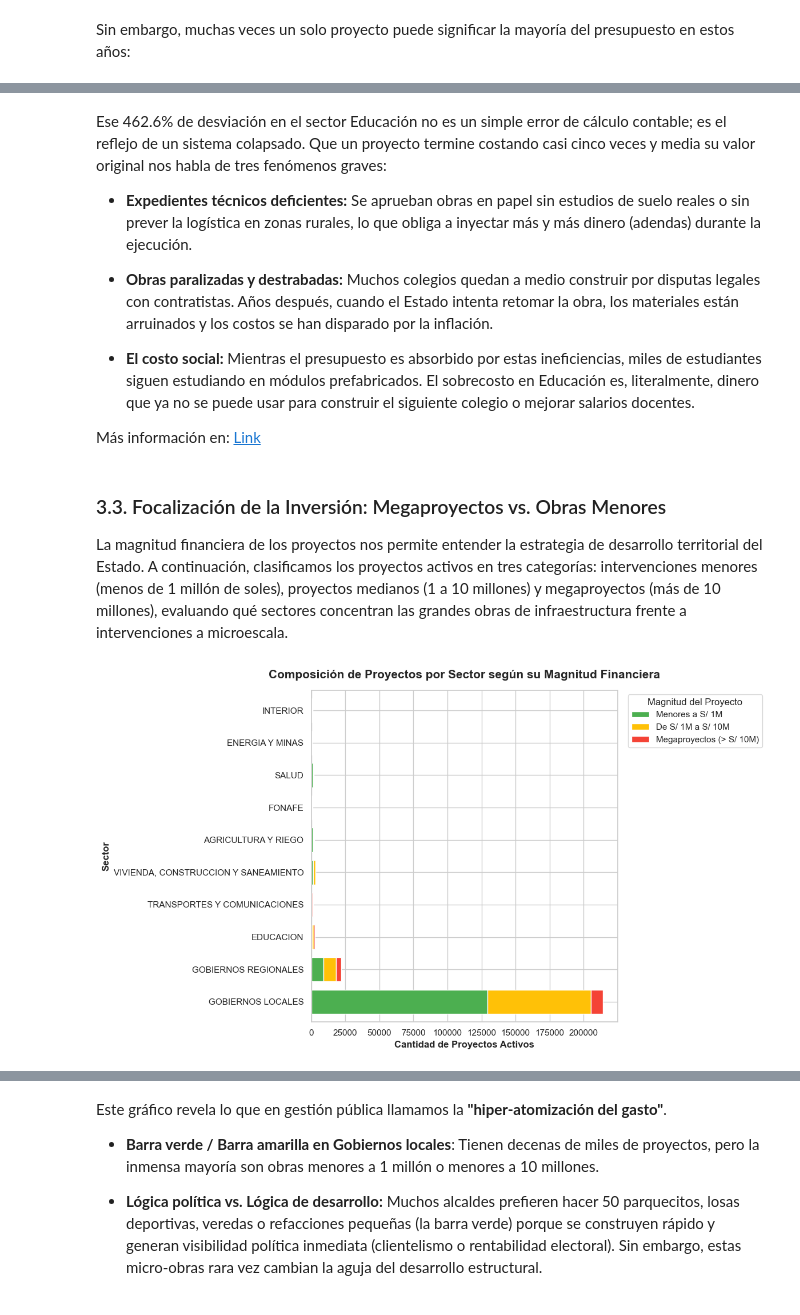
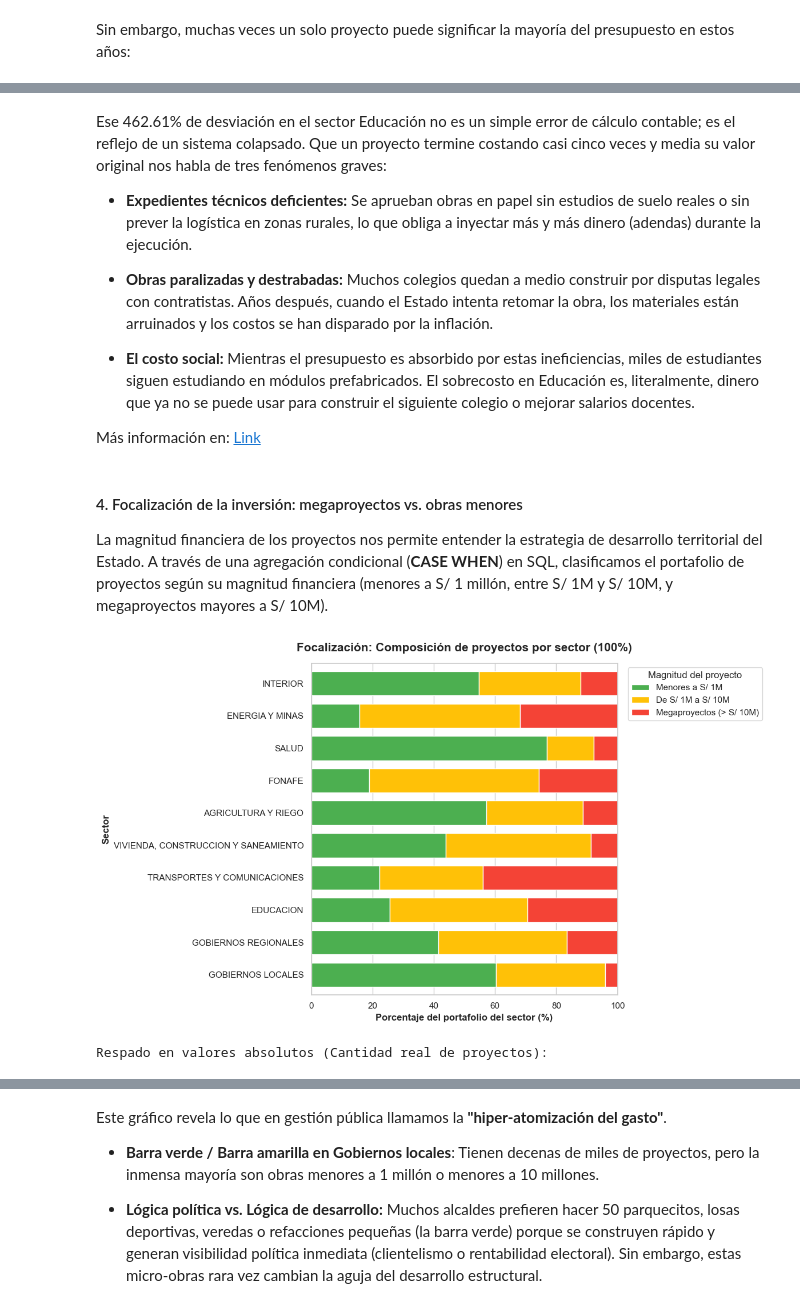
Before and after one commit to ulisesrodas/INVIERTE.PE-Analisis-exploratorio, a Jupyter notebook: analysis/Final_Analysis.ipynb, the cells around one changed output, grey strips where cells are left out. Cells and saved outputs as stored; diff of their text form; code cells hidden in the pictures.

```diff
--- a/analysis/Final_Analysis.ipynb
+++ b/analysis/Final_Analysis.ipynb
@@ -177,5 +171,5 @@ plt.show()
 # %% [markdown]
-Ese 462.6% de desviación en el sector Educación no es un simple error de cálculo contable; es el reflejo de un sistema colapsado. Que un proyecto termine costando casi cinco veces y media su valor original nos habla de tres fenómenos graves:
+Ese 462.61% de desviación en el sector Educación no es un simple error de cálculo contable; es el reflejo de un sistema colapsado. Que un proyecto termine costando casi cinco veces y media su valor original nos habla de tres fenómenos graves:
 
 * **Expedientes técnicos deficientes:** Se aprueban obras en papel sin estudios de suelo reales o sin prever la logística en zonas rurales, lo que obliga a inyectar más y más dinero (adendas) durante la ejecución.
 
@@ -185,40 +179,53 @@ Ese 462.6% de desviación en el sector Educación no es un simple error de cálc
 
 Más información en: [Link](https://gestion.pe/economia/ahora-casi-14-mil-obras-publicas-en-peru-son-mas-caras-que-lo-previsto-al-inicio-noticia/)
 # %% [markdown]
-### 3.3. Focalización de la Inversión: Megaproyectos vs. Obras Menores
-La magnitud financiera de los proyectos nos permite entender la estrategia de desarrollo territorial del Estado. A continuación, clasificamos los proyectos activos en tres categorías: intervenciones menores (menos de 1 millón de soles), proyectos medianos (1 a 10 millones) y megaproyectos (más de 10 millones), evaluando qué sectores concentran las grandes obras de infraestructura frente a intervenciones a microescala.
+#### 4. Focalización de la inversión: megaproyectos vs. obras menores
+
+La magnitud financiera de los proyectos nos permite entender la estrategia de desarrollo territorial del Estado. A través de una agregación condicional (**CASE WHEN**) en SQL, clasificamos el portafolio de proyectos según su magnitud financiera (menores a S/ 1 millón, entre S/ 1M y S/ 10M, y megaproyectos mayores a S/ 10M).
 # %%
-# 1. Extraemos los datos usando tu función
+# 1. Extraemos los datos
 df_magnitud = clasificar_magnitud_proyectos(engine)
 
-# 2. Tomamos el Top 10 de sectores (la consulta ya los ordena por cantidad de megaproyectos)
+# 2. Tomamos el Top 10 y lo preparamos
 top_10_magnitud = df_magnitud.head(10).copy()
-
-# 3. Preparamos el DataFrame para que el gráfico apilado funcione perfectamente
 top_10_magnitud.set_index('nombre_sector', inplace=True)
 
-# 4. Configuramos los colores y creamos el gráfico directamente con Pandas y Matplotlib
-colores = ['#4CAF50', '#FFC107', '#F44336'] # Verde (Pequeños), Amarillo (Medianos), Rojo (Megaproyectos)
+# 3. Sumamos el total de proyectos por cada sector
+totales_por_sector = top_10_magnitud.sum(axis=1)
+
+# 4. Dividimos cada columna entre el total del sector y multiplicamos por 100
+top_10_pct = top_10_magnitud.div(totales_por_sector, axis=0) * 100
+
+# Gráficamos
+colores = ['#4CAF50', '#FFC107', '#F44336'] # Verde, Amarillo, Rojo
 etiquetas_leyenda = ['Menores a S/ 1M', 'De S/ 1M a S/ 10M', 'Megaproyectos (> S/ 10M)']
 
-# Plot apilado
-ax = top_10_magnitud.plot(
+ax = top_10_pct.plot(
     kind='barh',
     stacked=True,
     figsize=(12, 7),
     color=colores,
-    width=0.75
+    width=0.75,
+    edgecolor='white'
 )
 
-# 5. Títulos y etiquetas del gráfico
-plt.title('Composición de Proyectos por Sector según su Magnitud Financiera', fontsize=15, fontweight='bold', pad=15)
-plt.xlabel('Cantidad de Proyectos Activos', fontsize=12, fontweight='bold')
+plt.title('Focalización: Composición de proyectos por sector (100%)', fontsize=15, fontweight='bold', pad=15)
+plt.xlabel('Porcentaje del portafolio del sector (%)', fontsize=12, fontweight='bold')
 plt.ylabel('Sector', fontsize=12, fontweight='bold')
+plt.xlim(0, 100)
 
-# 6. Ajustamos la leyenda para que no tape las barras
-plt.legend(etiquetas_leyenda, title='Magnitud del Proyecto', bbox_to_anchor=(1.02, 1), loc='upper left')
+plt.legend(etiquetas_leyenda, title='Magnitud del proyecto', bbox_to_anchor=(1.02, 1), loc='upper left')
 
 plt.tight_layout()
 plt.show()
+
+# Mostramos la tabla original en valores absolutos como respaldo
+print("\nRespado en valores absolutos (Cantidad real de proyectos):")
+display(top_10_magnitud.style.format("{:,}").set_properties(**{
+    'text-align': 'center', 'border': '1px solid black'
+}).set_table_styles([
+    {'selector': 'th', 'props': [('background-color', "#24BC9D65"), ('color', 'white')]}
+]))
 # %% [output]
-[figure, old version]
+[figure, new version]
+Respado en valores absolutos (Cantidad real de proyectos):
```
Also changed, not shown: parts of 22 cells of this notebook.
